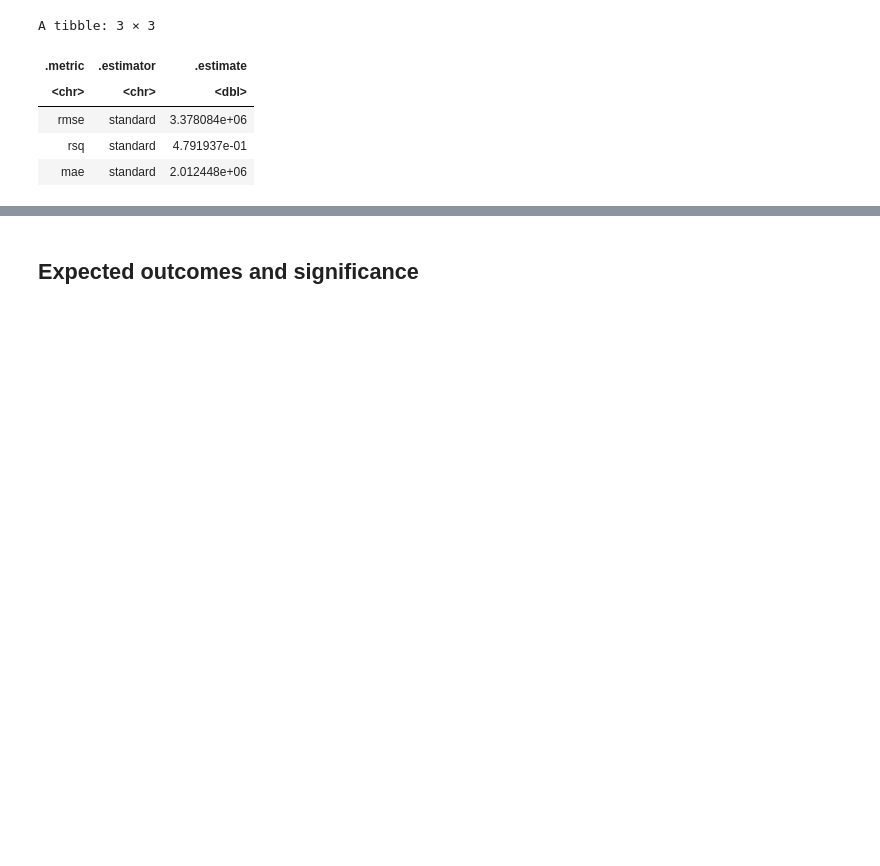
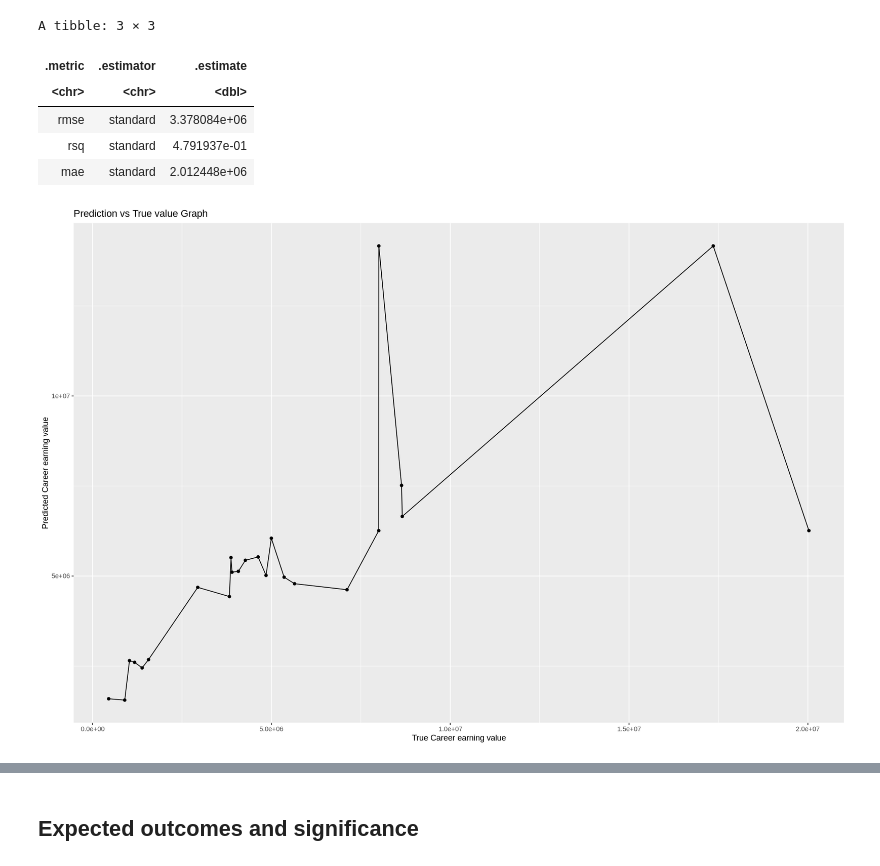
Before and after one commit to bc2003/DSCI-100-Group-20, a Jupyter notebook: Project Proposal-Copy1.ipynb, the cells around one changed output, grey strips where cells are left out. Drawn from its saved outputs; the diff is of its cells as text; code cells hidden in the pictures; blank space fills up the shorter version.

```diff
--- a/Project Proposal-Copy1.ipynb
+++ b/Project Proposal-Copy1.ipynb
@@ -378,6 +360,16 @@ A tibble: 3 × 3
 | rmse | standard | 3.378084e+06 |
 | rsq | standard | 4.791937e-01 |
 | mae | standard | 2.012448e+06 |
+# %%
+prediction_pplot <-  ggplot(player_summary , aes(x = Career_earnings, y = .pred))+
+      geom_point() +
+      geom_line() +
+      labs(x = "True Career earning value", y = "Predicted Career earning value")+
+        ggtitle("Prediction vs True value Graph")
+
+prediction_pplot
+# %% [output]
+[figure, added]
 # %%
 # create an empty tibble to store the results
 accuracies <- tibble(size = integer(),
```
Also changed, not shown: parts of 3 cells of this notebook.
